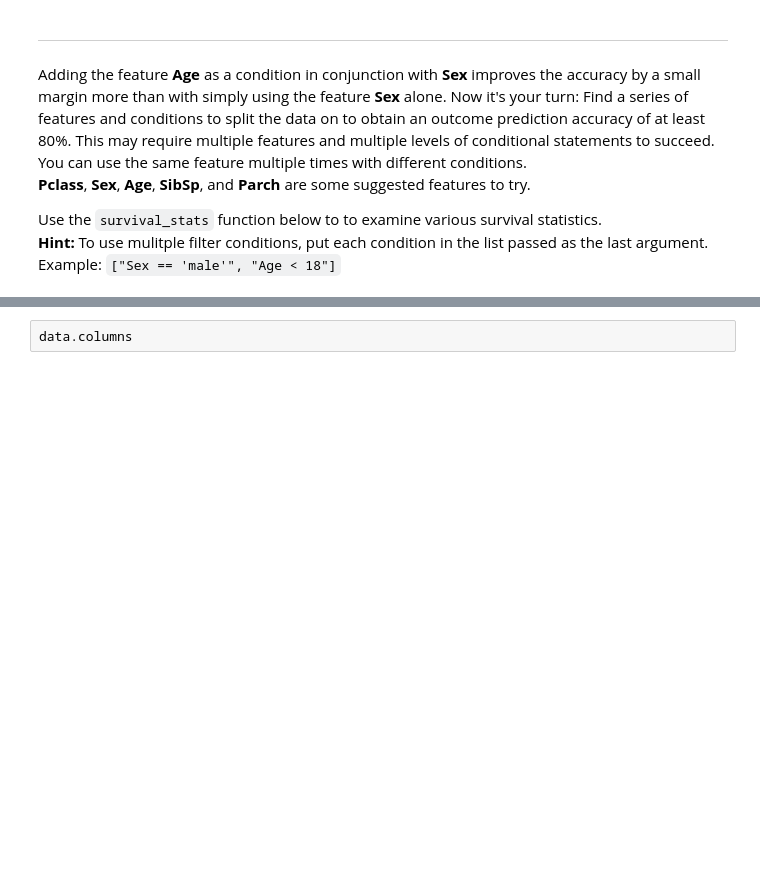
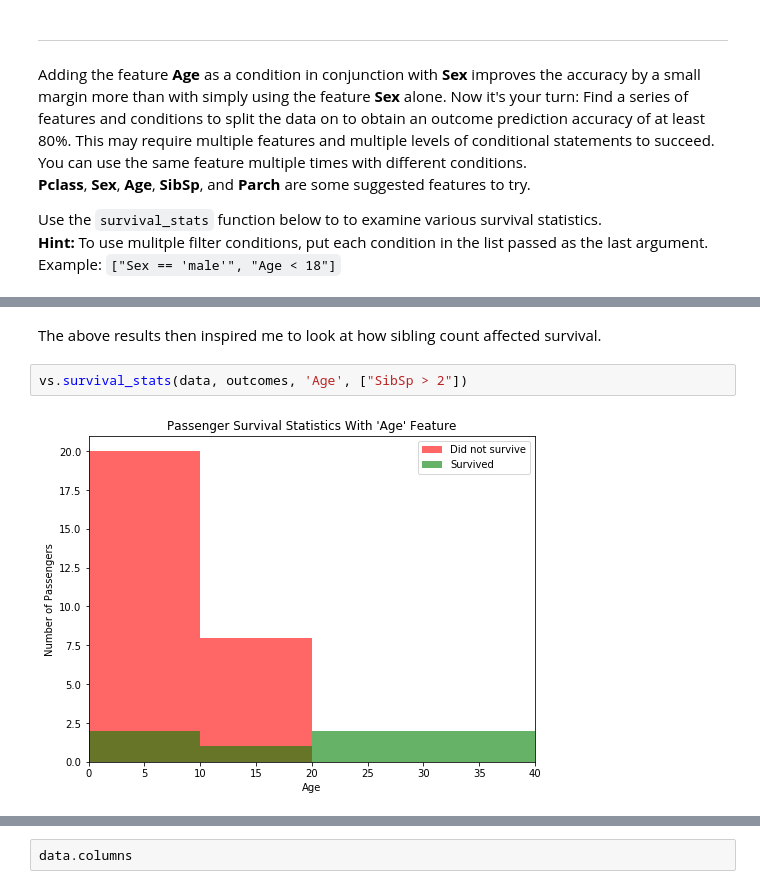
Before and after one commit to JeroenSchmidt/machine-learning, a Jupyter notebook: projects/titanic_survival_exploration/titanic_survival_exploration.ipynb, the cells around one changed output, grey strips where cells are left out. Cells and saved outputs as stored; diff of their text form; blank space fills up the shorter version.

```diff
--- a/projects/titanic_survival_exploration/titanic_survival_exploration.ipynb
+++ b/projects/titanic_survival_exploration/titanic_survival_exploration.ipynb
@@ -220,0 +232,6 @@ vs.survival_stats(data, outcomes, 'Age', ["Sex == 'female'","Parch > 3"])
+# %% [markdown]
+The above results then inspired me to look at how sibling count affected survival.
+# %%
+vs.survival_stats(data, outcomes, 'Age', ["SibSp > 2"])
+# %% [output]
+[figure, added]
```
Also changed, not shown: parts of 14 cells of this notebook, 1 other file.
